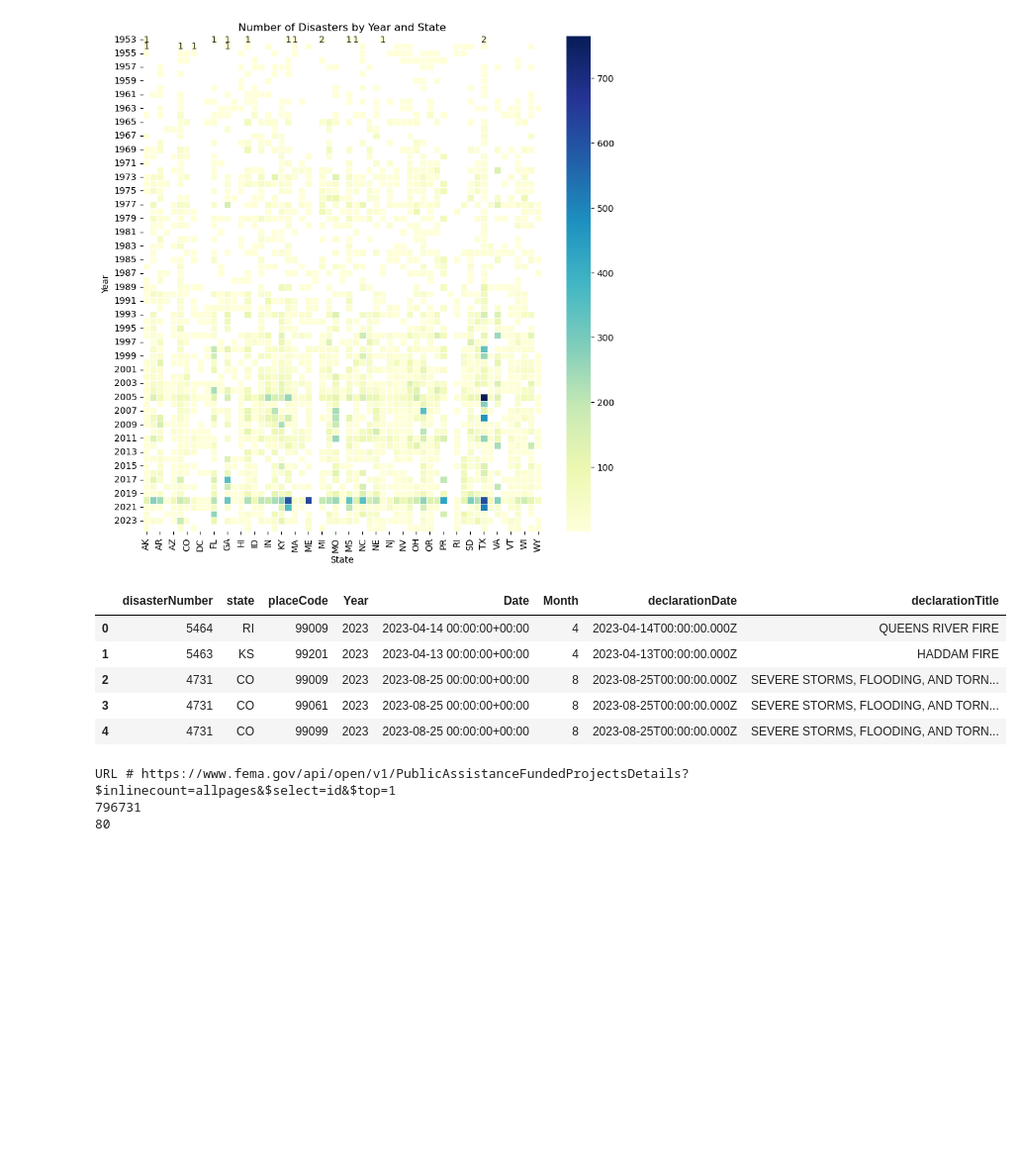
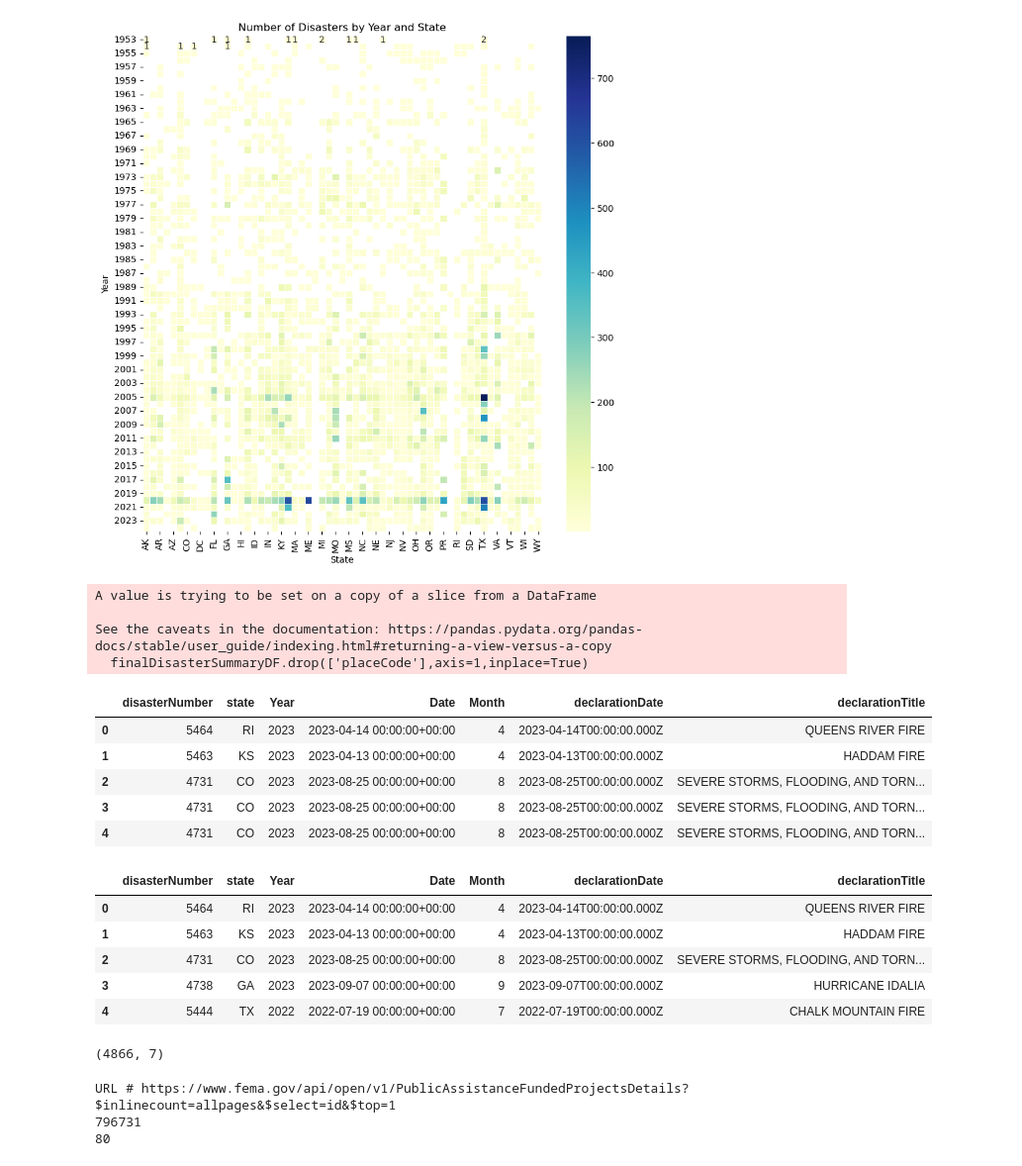
Before and after one commit to mikeszumski/Project_One_Repo, a Jupyter notebook: FEMADataAnalysis.ipynb, the cells around one changed output. Shown at 99% size. Drawn from its saved outputs; the diff is of its cells as text; code cells hidden in the pictures; blank space fills up the shorter version.

```diff
--- a/FEMADataAnalysis.ipynb
+++ b/FEMADataAnalysis.ipynb
@@ -312,17 +312,41 @@ plt.ylabel('Year')
 plt.show()
 # %% [output]
 [figure]
+# %%
+finalDataFrame
+finalDisasterSummaryDF=finalDataFrame
+
+finalDisasterSummaryDF.drop(['placeCode'],axis=1,inplace=True)
+# %% [output]
+A value is trying to be set on a copy of a slice from a DataFrame
+
+See the caveats in the documentation: https://pandas.pydata.org/pandas-docs/stable/user_guide/indexing.html#returning-a-view-versus-a-copy
+  finalDisasterSummaryDF.drop(['placeCode'],axis=1,inplace=True)
 # %%
-finalDataFrame
-finalDisasterSummaryDF=finalDataFrame
-finalDisasterSummaryDF.head()
+
+#finalDisasterSummaryDF.set_index('Year',inplace=True)
+
+display(finalDisasterSummaryDF.head())
+finalDisasterSummaryDF= finalDisasterSummaryDF.drop_duplicates(keep='first',ignore_index=True)
+
+display(finalDisasterSummaryDF.head())
 # %% [output]
-|  | disasterNumber | state | placeCode | Year | Date | Month | declarationDate | declarationTitle |
-| 0 | 5464 | RI | 99009 | 2023 | 2023-04-14 00:00:00+00:00 | 4 | 2023-04-14T00:00:00.000Z | QUEENS RIVER FIRE |
-| 1 | 5463 | KS | 99201 | 2023 | 2023-04-13 00:00:00+00:00 | 4 | 2023-04-13T00:00:00.000Z | HADDAM FIRE |
-| 2 | 4731 | CO | 99009 | 2023 | 2023-08-25 00:00:00+00:00 | 8 | 2023-08-25T00:00:00.000Z | SEVERE STORMS, FLOODING, AND TORN... |
-| 3 | 4731 | CO | 99061 | 2023 | 2023-08-25 00:00:00+00:00 | 8 | 2023-08-25T00:00:00.000Z | SEVERE STORMS, FLOODING, AND TORN... |
-| 4 | 4731 | CO | 99099 | 2023 | 2023-08-25 00:00:00+00:00 | 8 | 2023-08-25T00:00:00.000Z | SEVERE STORMS, FLOODING, AND TORN... |
+|  | disasterNumber | state | Year | Date | Month | declarationDate | declarationTitle |
+| 0 | 5464 | RI | 2023 | 2023-04-14 00:00:00+00:00 | 4 | 2023-04-14T00:00:00.000Z | QUEENS RIVER FIRE |
+| 1 | 5463 | KS | 2023 | 2023-04-13 00:00:00+00:00 | 4 | 2023-04-13T00:00:00.000Z | HADDAM FIRE |
+| 2 | 4731 | CO | 2023 | 2023-08-25 00:00:00+00:00 | 8 | 2023-08-25T00:00:00.000Z | SEVERE STORMS, FLOODING, AND TORN... |
+| 3 | 4731 | CO | 2023 | 2023-08-25 00:00:00+00:00 | 8 | 2023-08-25T00:00:00.000Z | SEVERE STORMS, FLOODING, AND TORN... |
+| 4 | 4731 | CO | 2023 | 2023-08-25 00:00:00+00:00 | 8 | 2023-08-25T00:00:00.000Z | SEVERE STORMS, FLOODING, AND TORN... |
+|  | disasterNumber | state | Year | Date | Month | declarationDate | declarationTitle |
+| 0 | 5464 | RI | 2023 | 2023-04-14 00:00:00+00:00 | 4 | 2023-04-14T00:00:00.000Z | QUEENS RIVER FIRE |
+| 1 | 5463 | KS | 2023 | 2023-04-13 00:00:00+00:00 | 4 | 2023-04-13T00:00:00.000Z | HADDAM FIRE |
+| 2 | 4731 | CO | 2023 | 2023-08-25 00:00:00+00:00 | 8 | 2023-08-25T00:00:00.000Z | SEVERE STORMS, FLOODING, AND TORN... |
+| 3 | 4738 | GA | 2023 | 2023-09-07 00:00:00+00:00 | 9 | 2023-09-07T00:00:00.000Z | HURRICANE IDALIA |
+| 4 | 5444 | TX | 2022 | 2022-07-19 00:00:00+00:00 | 7 | 2022-07-19T00:00:00.000Z | CHALK MOUNTAIN FIRE |
+# %%
+finalDisasterSummaryDF.shape
+# %% [output]
+(4866, 7)
 # %%
 baseUrlFunding = "https://www.fema.gov/api/open/v1/PublicAssistanceFundedProjectsDetails?"
 fundingRecordCount = getRecordCount(baseUrlFunding)
```
Also changed, not shown: parts of 30 cells of this notebook, 2 other files.
